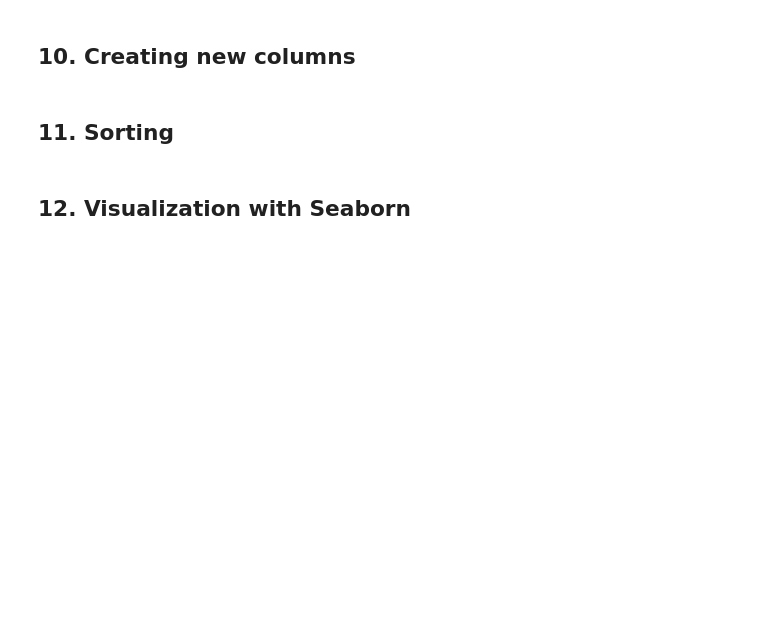
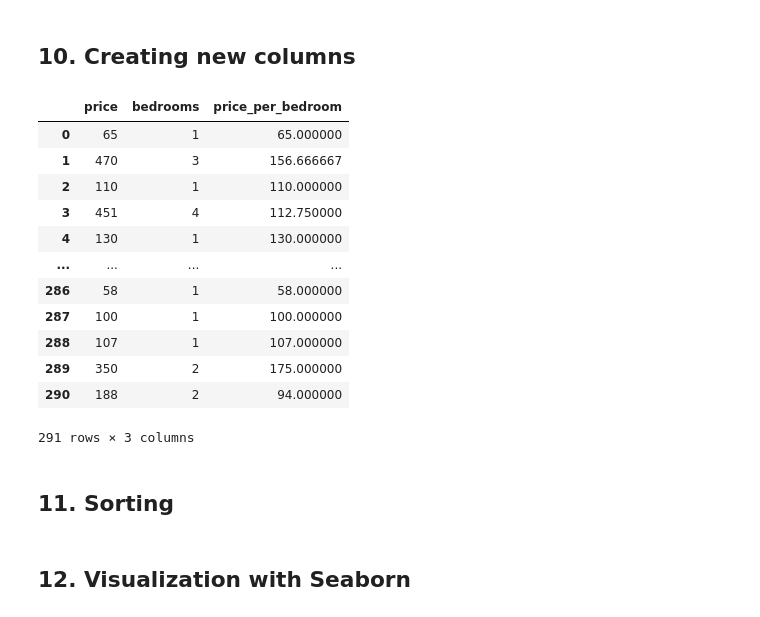
Before and after one commit to alessiotucci/Jupyter-and-Data-analysis, a Jupyter notebook: Cheat-sheet-Quiz2.ipynb, the cells around one changed output. Cells and saved outputs as stored; diff of their text form; code cells hidden in the pictures; blank space fills up the shorter version.

```diff
--- a/Cheat-sheet-Quiz2.ipynb
+++ b/Cheat-sheet-Quiz2.ipynb
@@ -371,0 +428,3 @@ Name: price, dtype: float64
+# %%
+df["room_type"] = df["room_type"].astype("category") # basic conversion
+df.dtypes # check after we update the dataframe
@@ -371,0 +453,7 @@ Name: price, dtype: float64
+# %%
+# 1) first, create a var with the wanted order
+order = ["Less than a month", "1 to 2 months", "2 to 12 months", "1 to 3 years", "3 years +"]
+
+df["maximum_stay_cat"] = pd.Categorical(df["maximum_stay"], categories=order, ordered=True)
+# with this we can check the difference
+df[["maximum_stay", "maximum_stay_cat"]].dtypes
@@ -372,2 +464,6 @@ Name: price, dtype: float64
 # %% [markdown]
 ## 9. Date and time variables
+# %%
+# basic calculation with date and time
+df["days_hosting"] = (pd.Timestamp.today() - df["host_since"]).dt.days
+df["days_hosting"]
@@ -373,0 +483,4 @@ Name: price, dtype: float64
+# %%
+# pull out a year from a date
+df["year_started"] = df["host_since"].dt.year
+df["year_started"]
@@ -374,5 +500,23 @@ Name: price, dtype: float64
 # %% [markdown]
 ## 10. Creating new columns
+# %%
+# simple arithmetic
+df["price_per_bedroom"] = df["price"] / df["bedrooms"]
+df[["price", "bedrooms", "price_per_bedroom"]]
+# %% [output]
+|  | price | bedrooms | price_per_bedroom |
+| 0 | 65 | 1 | 65.000000 |
+| 1 | 470 | 3 | 156.666667 |
+| 2 | 110 | 1 | 110.000000 |
+| 3 | 451 | 4 | 112.750000 |
+| 4 | 130 | 1 | 130.000000 |
+| ... | ... | ... | ... |
+| 286 | 58 | 1 | 58.000000 |
+| 287 | 100 | 1 | 100.000000 |
+| 288 | 107 | 1 | 107.000000 |
+| 289 | 350 | 2 | 175.000000 |
+| 290 | 188 | 2 | 94.000000 |
+291 rows × 3 columns
 # %% [markdown]
 ## 11. Sorting
 # %% [markdown]
```
Also changed, not shown: parts of 10 cells of this notebook.
